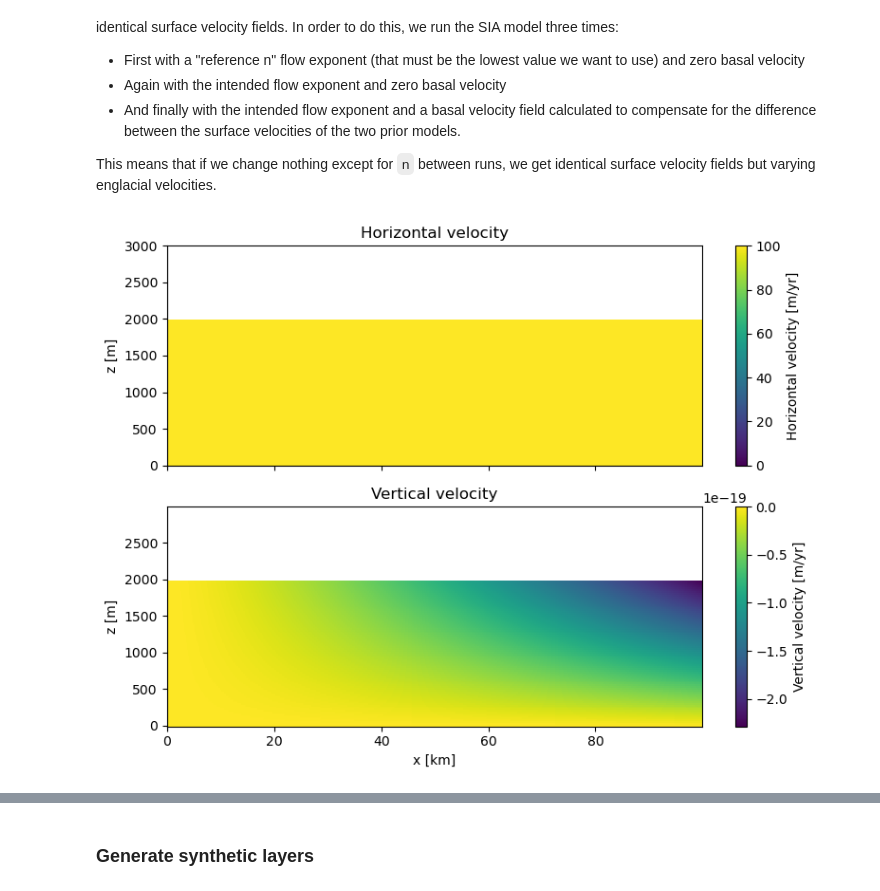
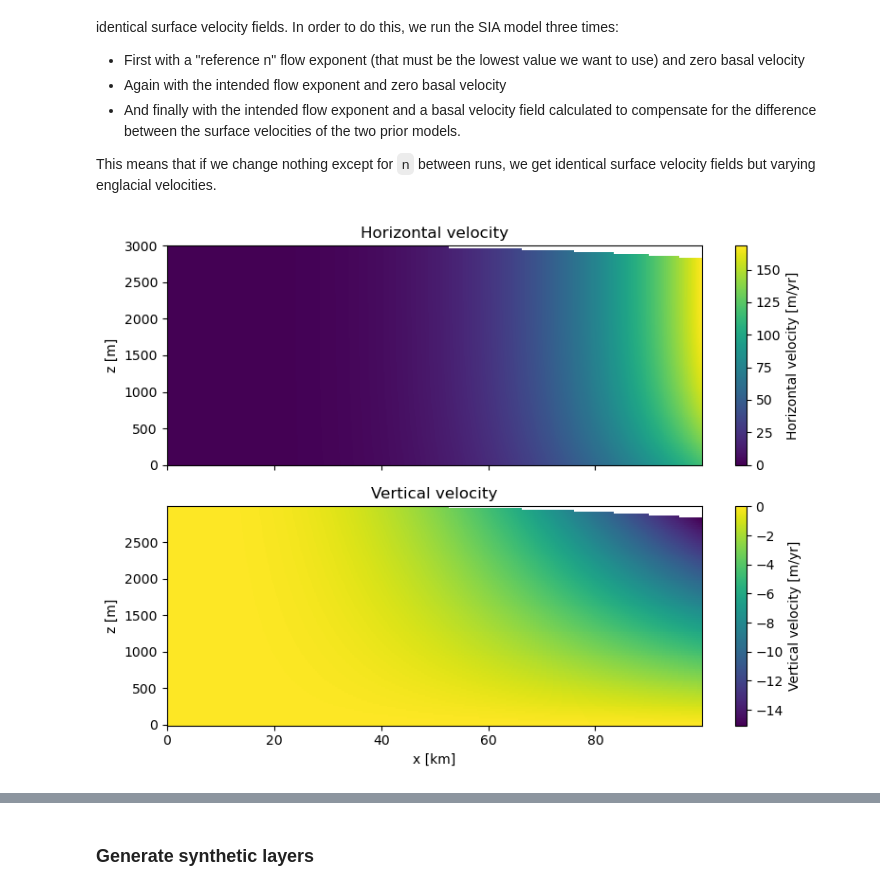
Before and after one commit to thomasteisberg/englacial_velocity, a Jupyter notebook: greenland_stability_analysis/Englacial Velocity 2D.ipynb, the cells around one changed output, grey strips where cells are left out. Saved outputs shown, nothing was run; the diff lists cells and outputs as text; code cells hidden in the pictures.

```diff
--- a/greenland_stability_analysis/Englacial Velocity 2D.ipynb
+++ b/greenland_stability_analysis/Englacial Velocity 2D.ipynb
@@ -7,2 +9,7 @@ from sympy import *
 # %% [markdown]
 ### Problem setup
+# %%
+n = 2.5 # Flow exponent for the actual model
+
+output_results_base = f"outputs/{datetime.datetime.now().strftime('%Y%m%d_%H%M%S')}_n{n:.1f}"
+print(f"{output_results_base}")
@@ -22,9 +31,10 @@ x = sympy.symbols('x', real=True, positive=True)
 z = sympy.symbols('z', real=True, positive=True)
 
 # Define surface geometry
-#surface_sym = domain_z - ((x / 18000.0)**3.0)
-surface_sym = 2000 - 1e-5*(x/domain_x)**2
-#surface_sym = 2000 - (((x+30000) / 15000.0)**3.0)
+surface_sym = domain_z - ((x / 18000.0)**3.0)
+#surface_sym = 2000 - 1e-5*(x/domain_x)**2
+#surface_sym = 2500 - (((x+40000) / 25000.0)**3.0) # Zero slope error example #1 (dtan(alpha)/dz = 0)
+#surface_sym = 2500 + (1e-10*x)**2 # Zero slope error example #2 (du/dz = 0)
 #surface_sym = ((domain_z-1600) / (1 + exp(0.00008*(x-(domain_x/2))))) + 1600
 
 surface = sympy.lambdify(x, surface_sym, modules='numpy')
@@ -33,7 +43,7 @@ surface = sympy.lambdify(x, surface_sym, modules='numpy')
 # Use sympy to build a function for the derivative of the surface
 ds_dx_sym = sympy.diff(surface_sym, x)
 
-ds_dx = sympy.lambdify(x, ds_dx_sym, modules='numpy')
+ds_dx_lambdify = sympy.lambdify(x, ds_dx_sym, modules='numpy')
 def ds_dx(x):
     tmp = ds_dx_lambdify(x)
     if np.isscalar(tmp):
@@ -58,5 +68,6 @@ ax.legend(lns, labs, loc='upper right')
 ax.set_title('Surface and surface slope')
 ax.set_xlabel('Distance [km]')
 ax.grid(True, axis='x')
+fig.savefig(f"{output_results_base}_surface_and_slope.png")
 plt.show()
 # %% [output]
@@ -120,8 +131,7 @@ We'd like to generate multiple examples with varying rheology (in this case defi
 
 This means that if we change nothing except for `n` between runs, we get identical surface velocity fields but varying englacial velocities.
 # %%
-n = 3.0 # Flow exponent for the actual model
-reference_n = 2.5 # Flow exponent for the reference model
+reference_n = 2.0 # Flow exponent for the reference model
 
 assert n >= reference_n, ("The reference model flow exponent must be <= n or "
                           "else negative horizontal basal velocities are "
@@ -131,35 +141,37 @@ assert n >= reference_n, ("The reference model flow exponent must be <= n or "
 u_ref, _, _ = sia_model(x, z, surface_sym, ds_dx_sym, n=reference_n)
 # Run with intended flow exponent to figure out the needed basal velocity
 u_test, _, _ = sia_model(x, z, surface_sym, ds_dx_sym, n=n)
-basal_velocity = u_ref.subs(z, surface_sym) - u_test.subs(z, surface_sym) + (100/scipy.constants.year)
+basal_velocity = u_ref.subs(z, surface_sym) - u_test.subs(z, surface_sym)
+#basal_velocity = basal_velocity + 10/scipy.constants.year # Zero slope error example #2 (du/dz = 0)
 
 # The actual model we'll use going forward
 u, w, du_dx = sia_model(x, z, surface_sym, ds_dx_sym, n=n, basal_velocity_sym=basal_velocity)
 
 # Plot the resulting horizontal and vertical velocity fields
 X, Z = np.meshgrid(xs, zs)
 U = sympy.lambdify((x, z), u, modules='numpy')(X, Z)
 W = sympy.lambdify((x, z), w, modules='numpy')(X, Z)
 
 below_surface = (Z < surface(X))
 below_surface_mask = np.ones_like(X, dtype=float)
 below_surface_mask[~below_surface] = np.nan
 
 fig, (ax_U, ax_dWdz) = plt.subplots(2,1, figsize=(8, 6), sharex=True)
 pcm_U = ax_U.pcolormesh(X/1e3, Z, scipy.constants.year*U*below_surface_mask, cmap='viridis', vmin=0)
 fig.colorbar(pcm_U, ax=ax_U, label='Horizontal velocity [m/yr]')
 ax_U.set_title('Horizontal velocity')
 ax_U.set_ylabel('z [m]')
 ax_U.set_ylim(0, domain_z)
 pcm_W = ax_dWdz.pcolormesh(X/1e3, Z, scipy.constants.year*W*below_surface_mask, cmap='viridis')
 fig.colorbar(pcm_W, ax=ax_dWdz, label='Vertical velocity [m/yr]')
 ax_dWdz.set_title('Vertical velocity')
 ax_dWdz.set_xlabel('x [km]')
 ax_dWdz.set_ylabel('z [m]')
 fig.tight_layout()
+fig.savefig(f"{output_results_base}_velocity_fields.png")
 plt.show()
 # %% [output]
-[figure, old version]
+[figure, new version]
 # %%
 # For verification purposes, also plot the surface velocity
 
```
Also changed, not shown: parts of 17 cells of this notebook, 1 other file.
